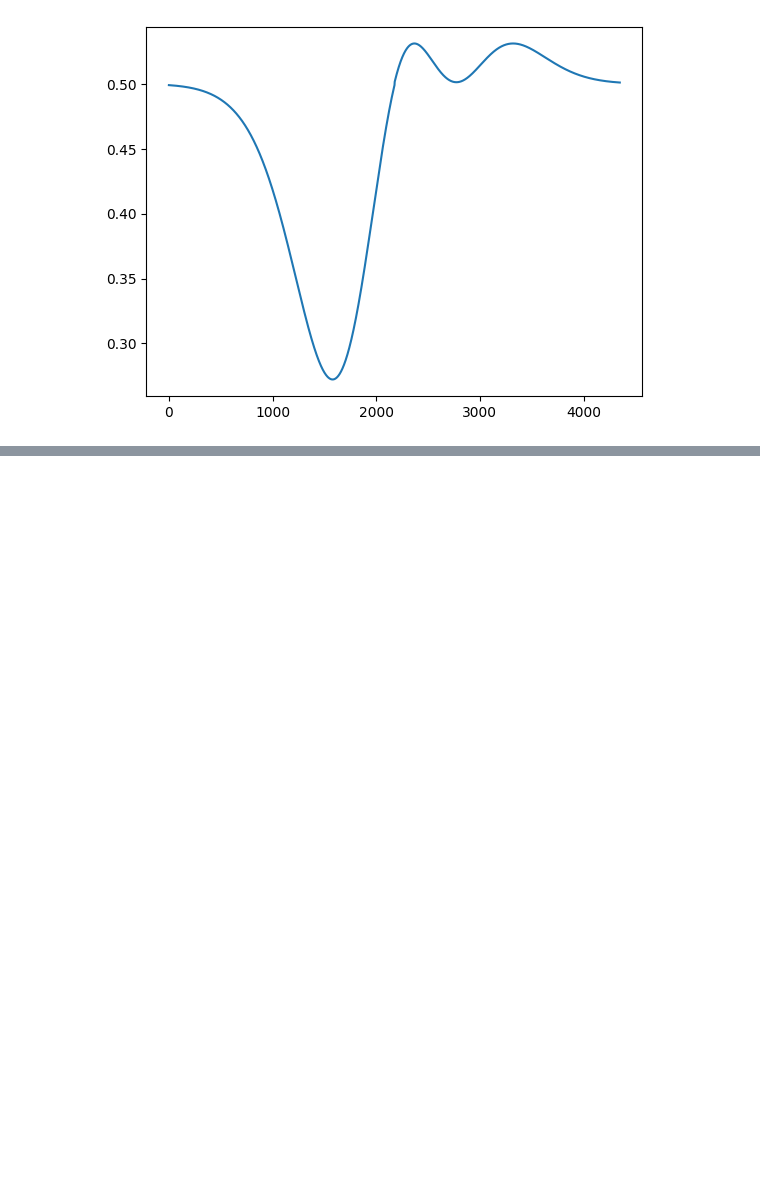
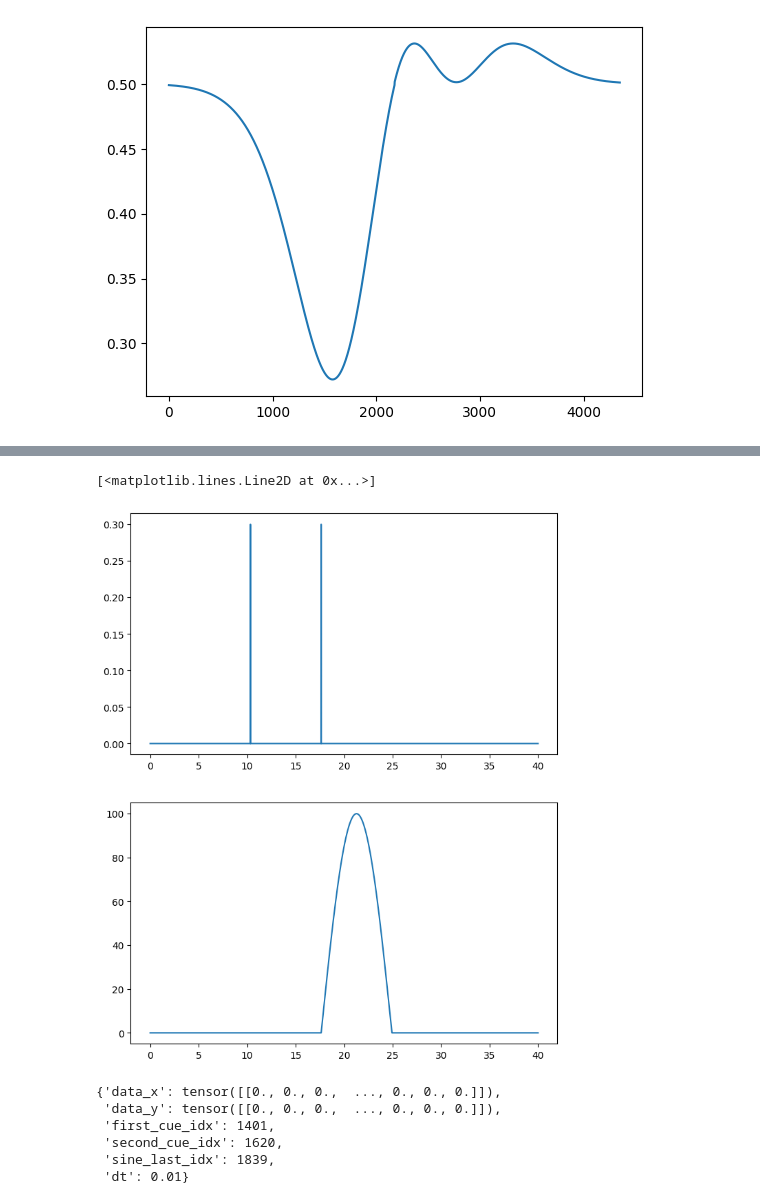
Before and after one commit to mtnusf97/CTRNN, a Jupyter notebook: helper_notebook.ipynb, the cells around one changed output, grey strips where cells are left out. Saved outputs shown, nothing was run; the diff lists cells and outputs as text; code cells hidden in the pictures; blank space fills up the shorter version.

Commit message:
add ready set go generator script and stuff with ability to generate different shapes

```diff
--- a/helper_notebook.ipynb
+++ b/helper_notebook.ipynb
@@ -296,0 +318,28 @@ len(loss[torch.abs(loss - 0.50) > 0.001])
+# %%
+number_of_data_samples = 1000
+data_duration = 40
+first_cue_first_time = 10
+first_cue_last_time = 20
+min_interval = 2
+max_interval = 8
+target_amplitude = 100
+cue_amplitude = 0.3
+dt = 0.01
+# %%
+data_x, data_y, first_cue_idx, second_cue_idx, sine_last_idx = ready_set_go_generator('half_sine',
+                                                                                      data_duration,
+                                                                                      first_cue_first_time,
+                                                                                      first_cue_last_time,
+                                                                                      min_interval,
+                                                                                      max_interval,
+                                                                                      target_amplitude,
+                                                                                      cue_amplitude,
+                                                                                      dt)
+
+x_range = np.arange(0, data_duration, dt)
+_, axs = plt.subplots(2, 1, figsize=(8,10))
+axs[0].plot(x_range, torch.flatten(data_x))
+axs[1].plot(x_range, torch.flatten(data_y))
+# %% [output]
+[<matplotlib.lines.Line2D at 0x...>]
+[figure, added]
@@ -296,0 +372,9 @@ len(loss[torch.abs(loss - 0.50) > 0.001])
+# %%
+data[0]
+# %% [output]
+{'data_x': tensor([[0., 0., 0.,  ..., 0., 0., 0.]]),
+ 'data_y': tensor([[0., 0., 0.,  ..., 0., 0., 0.]]),
+ 'first_cue_idx': 1401,
+ 'second_cue_idx': 1620,
+ 'sine_last_idx': 1839,
+ 'dt': 0.01}
```
Also changed, not shown: parts of 9 cells of this notebook, 4 other files.
